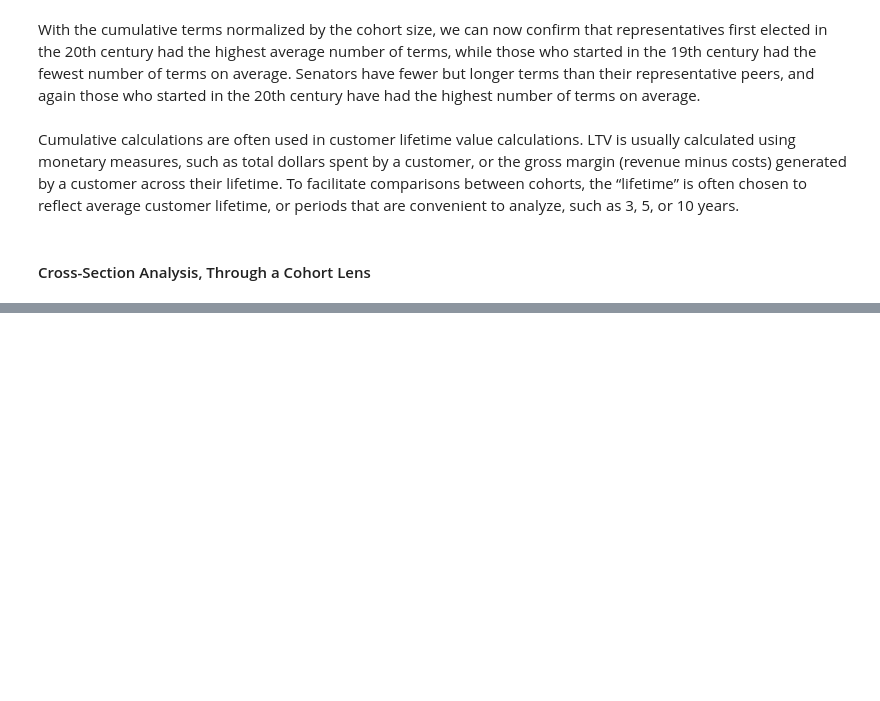
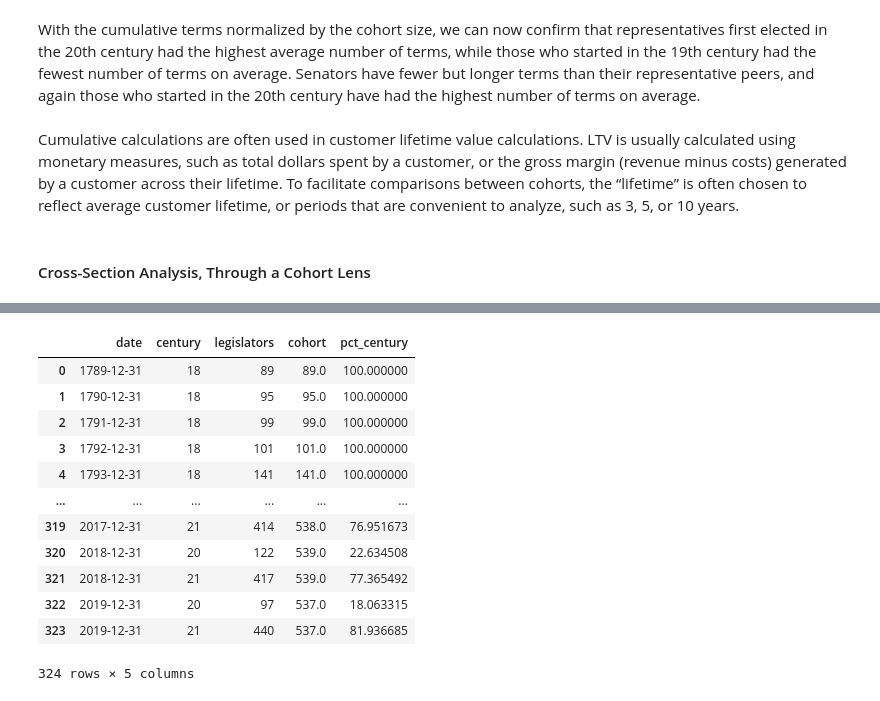
Before and after one commit to mittwoch09/Today-I-Learned, a Jupyter notebook: DataAnalysis/CohortAnalysis/cohort-analysis.ipynb, the cells around one changed output, grey strips where cells are left out. Drawn from its saved outputs; the diff is of its cells as text; code cells hidden in the pictures; blank space fills up the shorter version.

Commit message:
Cohort Analysis

```diff
--- a/DataAnalysis/CohortAnalysis/cohort-analysis.ipynb
+++ b/DataAnalysis/CohortAnalysis/cohort-analysis.ipynb
@@ -1464,0 +1527,43 @@ Cohort analysis is a way to overcome survivorship bias by including all members
+# %%
+query_38 = """
+        SELECT date
+            ,century
+            ,legislators
+            ,sum(legislators) over (partition by date) as cohort
+            ,legislators * 100.0 / sum(legislators) over (partition by date) as pct_century
+        FROM
+        (
+            SELECT b.date
+                ,date_part('century', first_term)::int as century
+                ,count(distinct a.id_bioguide) as legislators
+            FROM legislators_terms a
+            JOIN date_dim b on b.date between a.term_start and a.term_end
+            and b.month_name = 'December' and b.day_of_month = 31
+            and b.year <= 2019
+            JOIN
+            (
+                SELECT id_bioguide, min(term_start) as first_term
+                FROM legislators_terms
+                GROUP BY 1
+            ) c on a.id_bioguide = c.id_bioguide
+            GROUP BY 1,2
+        ) a
+        ORDER BY 1,2
+        """
+
+sql_38 = pd.read_sql(query_38, con)
+sql_38
+# %% [output]
+|  | date | century | legislators | cohort | pct_century |
+| 0 | 1789-12-31 | 18 | 89 | 89.0 | 100.000000 |
+| 1 | 1790-12-31 | 18 | 95 | 95.0 | 100.000000 |
+| 2 | 1791-12-31 | 18 | 99 | 99.0 | 100.000000 |
+| 3 | 1792-12-31 | 18 | 101 | 101.0 | 100.000000 |
+| 4 | 1793-12-31 | 18 | 141 | 141.0 | 100.000000 |
+| ... | ... | ... | ... | ... | ... |
+| 319 | 2017-12-31 | 21 | 414 | 538.0 | 76.951673 |
+| 320 | 2018-12-31 | 20 | 122 | 539.0 | 22.634508 |
+| 321 | 2018-12-31 | 21 | 417 | 539.0 | 77.365492 |
+| 322 | 2019-12-31 | 20 | 97 | 537.0 | 18.063315 |
+| 323 | 2019-12-31 | 21 | 440 | 537.0 | 81.936685 |
+324 rows × 5 columns
```
Also changed, not shown: parts of 14 cells of this notebook.
